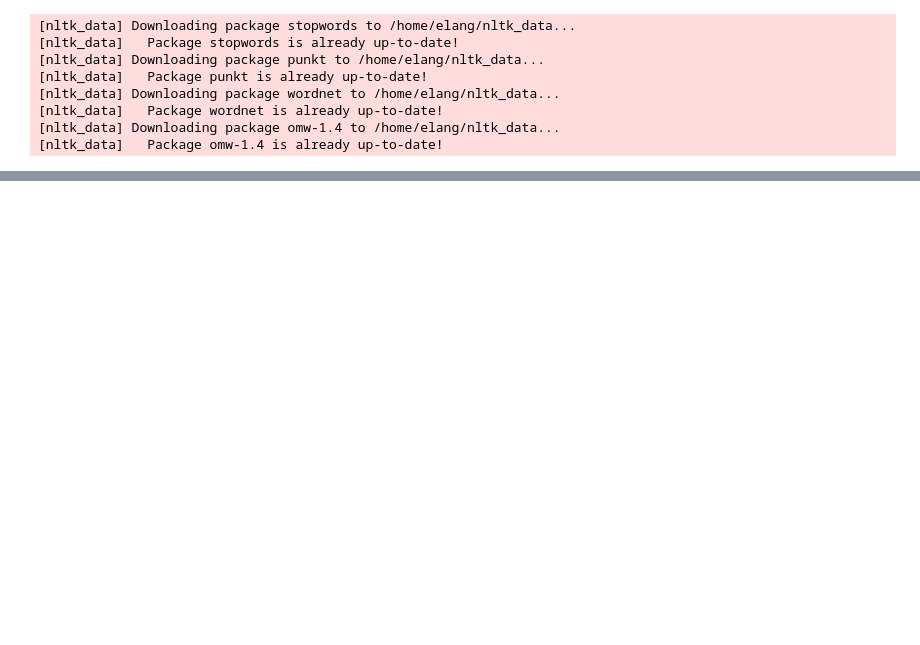
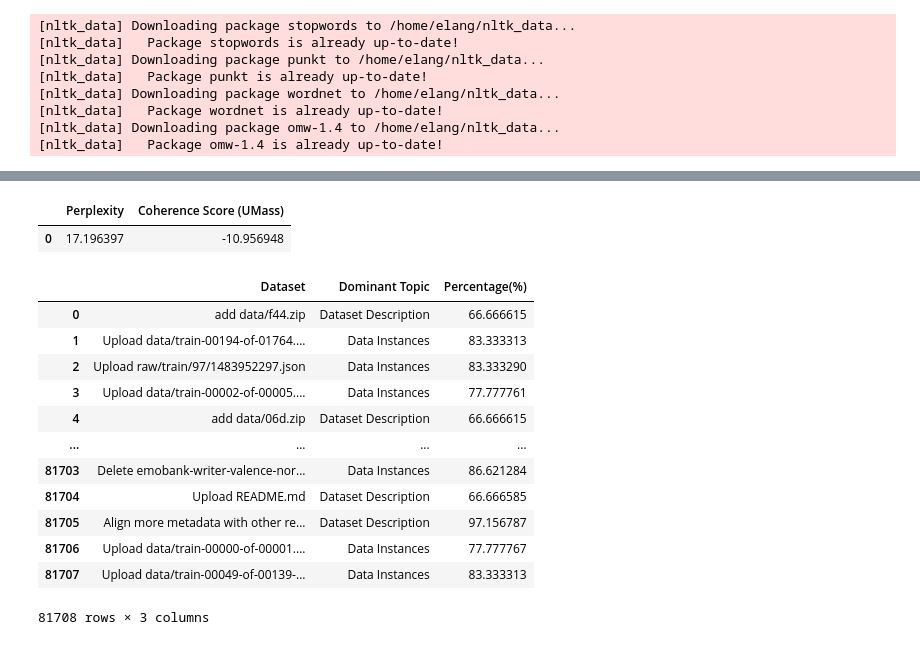
Before and after one commit to Elang89/hf-evolution, a Jupyter notebook: notebooks/dataset_topics.ipynb, the cells around one changed output, grey strips where cells are left out. Drawn from its saved outputs; the diff is of its cells as text; code cells hidden in the pictures; blank space fills up the shorter version.

```diff
--- a/notebooks/dataset_topics.ipynb
+++ b/notebooks/dataset_topics.ipynb
@@ -330,0 +113,38 @@ fig.savefig("plots/RQ2/RQ2_WordCloud.png", dpi=400, bbox_inches="tight")
+# %%
+perplexity = np.exp2(-model.log_perplexity(corpus))
+
+data = {
+    "Perplexity": [perplexity],
+    "Coherence Score (UMass)": [coherence_model_2.get_coherence()],
+}
+
+df_coherence = pd.DataFrame(data)
+df_coherence
+# %% [output]
+|  | Perplexity | Coherence Score (UMass) |
+| 0 | 17.196397 | -10.956948 |
+# %%
+named_topics = {0: "Dataset Description", 1: "Data Fields", 2: "Data Instances", 3: "Other"}
+
+df_dominant = extract_dominant_topics(
+    model,
+    corpus,
+    df["commit_message"],
+    named_topics
+)
+
+df_dominant
+# %% [output]
+|  | Dataset | Dominant Topic | Percentage(%) |
+| 0 | add data/f44.zip | Dataset Description | 66.666615 |
+| 1 | Upload data/train-00194-of-01764.... | Data Instances | 83.333313 |
+| 2 | Upload raw/train/97/1483952297.json | Data Instances | 83.333290 |
+| 3 | Upload data/train-00002-of-00005.... | Data Instances | 77.777761 |
+| 4 | add data/06d.zip | Dataset Description | 66.666615 |
+| ... | ... | ... | ... |
+| 81703 | Delete emobank-writer-valence-nor... | Data Instances | 86.621284 |
+| 81704 | Upload README.md | Dataset Description | 66.666585 |
+| 81705 | Align more metadata with other re... | Dataset Description | 97.156787 |
+| 81706 | Upload data/train-00000-of-00001.... | Data Instances | 77.777767 |
+| 81707 | Upload data/train-00049-of-00139-... | Data Instances | 83.333313 |
+81708 rows × 3 columns
```
Also changed, not shown: parts of 32 cells of this notebook, 26 other files.
